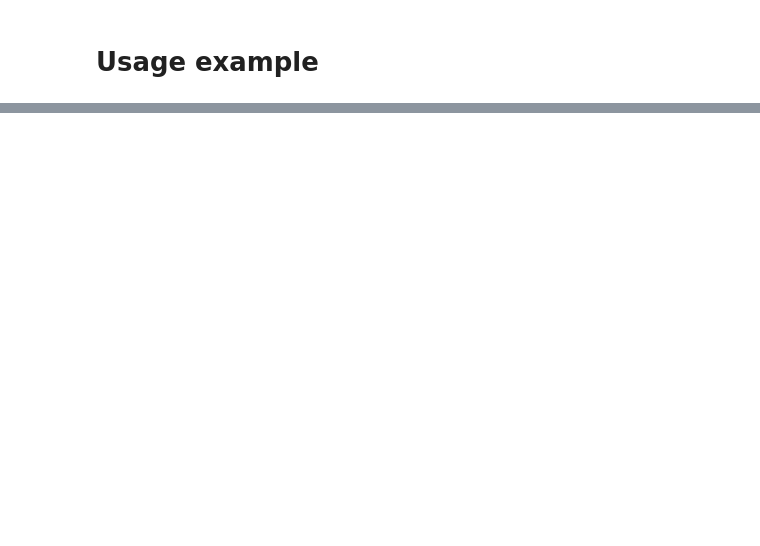
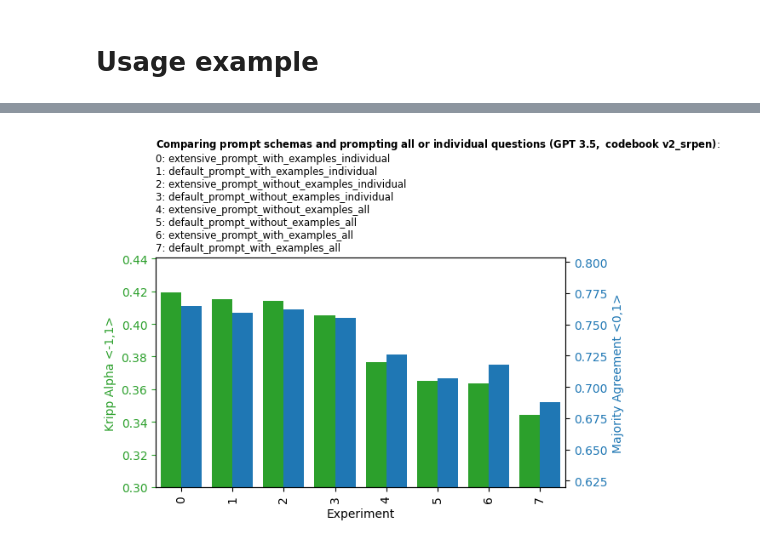
Before and after one commit to DCGM/discourseer, a Jupyter notebook: graph_maker.ipynb, the cells around one changed output, grey strips where cells are left out. Drawn from its saved outputs; the diff is of its cells as text; code cells hidden in the pictures; blank space fills up the shorter version.

```diff
--- a/graph_maker.ipynb
+++ b/graph_maker.ipynb
@@ -21,0 +54,22 @@ plt.show()
+# %%
+data = StringIO("""
+default_prompt_without_examples_all	0.3649	0.707
+default_prompt_without_examples_individual	0.4051	0.755
+extensive_prompt_without_examples_all	0.3768	0.726
+extensive_prompt_without_examples_individual	0.4143	0.762
+default_prompt_with_examples_individual	0.4152	0.759
+extensive_prompt_with_examples_individual	0.4196	0.765
+default_prompt_with_examples_all	0.3443	0.688
+extensive_prompt_with_examples_all	0.3636	0.718
+""")
+
+# THIS is with english codebook v2_srpen_eng
+# default_prompt_all	0.3664	0.701
+# default_prompt_individual	0.3900	0.724
+# extensive_prompt_all	0.3734	0.711
+# extensive_prompt_individual	0.4166	0.732
+
+plot_kripp_alpha_and_majority_agreement(data, title='Comparing prompt schemas and prompting all or individual questions (GPT 3.5, codebook v2\_srpen)', to_file='figures/prompt_schemas_and_question_individual.png', sort_by_alpha=True)
+plt.show()
+# %% [output]
+[figure, added]
```
Also changed, not shown: parts of 5 cells of this notebook, 6 other files.
